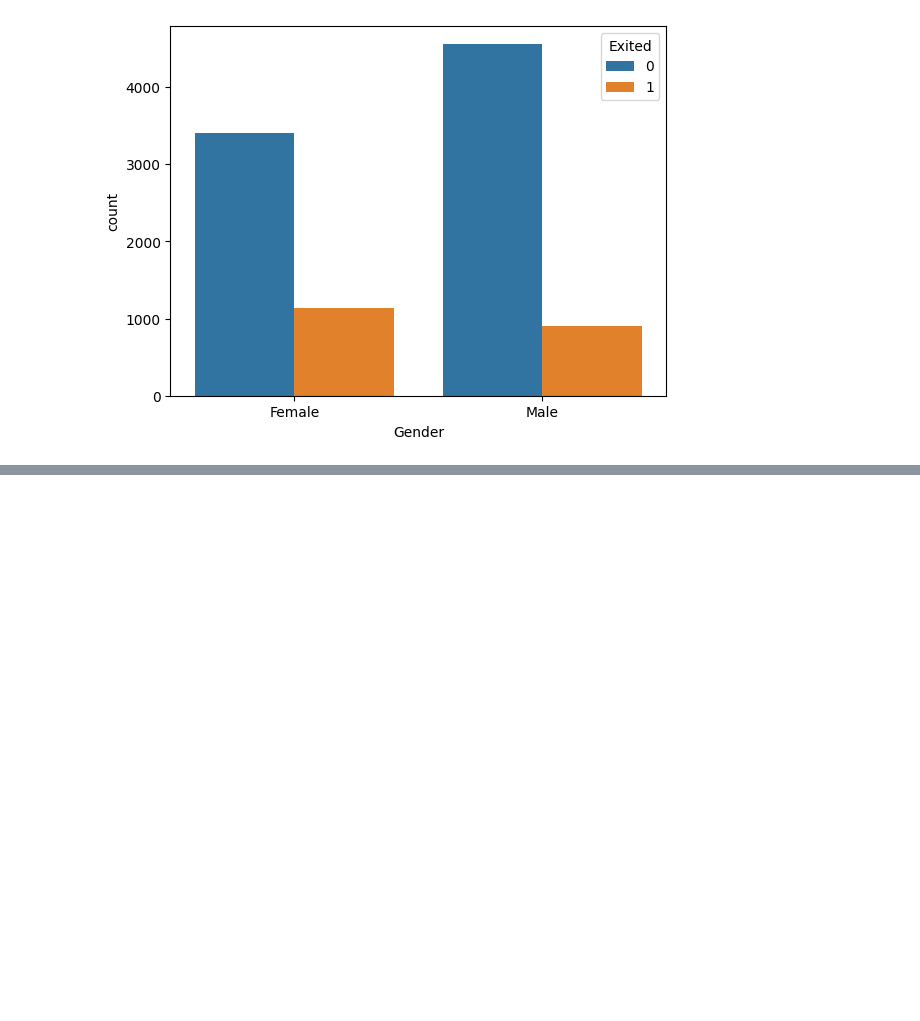
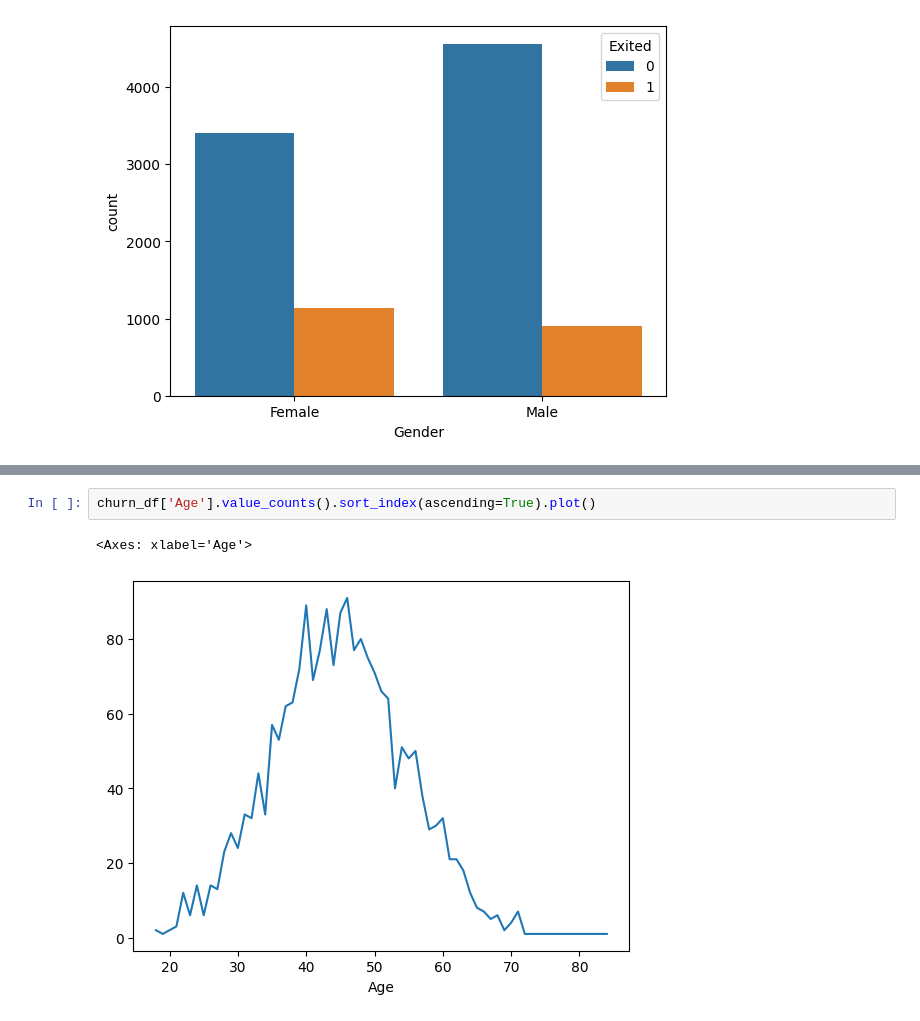
Before and after one commit to ilihas786/Python, a Jupyter notebook: Data Science/numrical_analysis.ipynb, the cells around one changed output, grey strips where cells are left out. Saved outputs shown, nothing was run; the diff lists cells and outputs as text; blank space fills up the shorter version.

```diff
--- a/Data Science/numrical_analysis.ipynb
+++ b/Data Science/numrical_analysis.ipynb
@@ -58,0 +211,5 @@ Gender
+# %%
+churn_df['Age'].value_counts().sort_index(ascending=True).plot()
+# %% [output]
+<Axes: xlabel='Age'>
+[figure, added]
```
Also changed, not shown: parts of 20 cells of this notebook.
